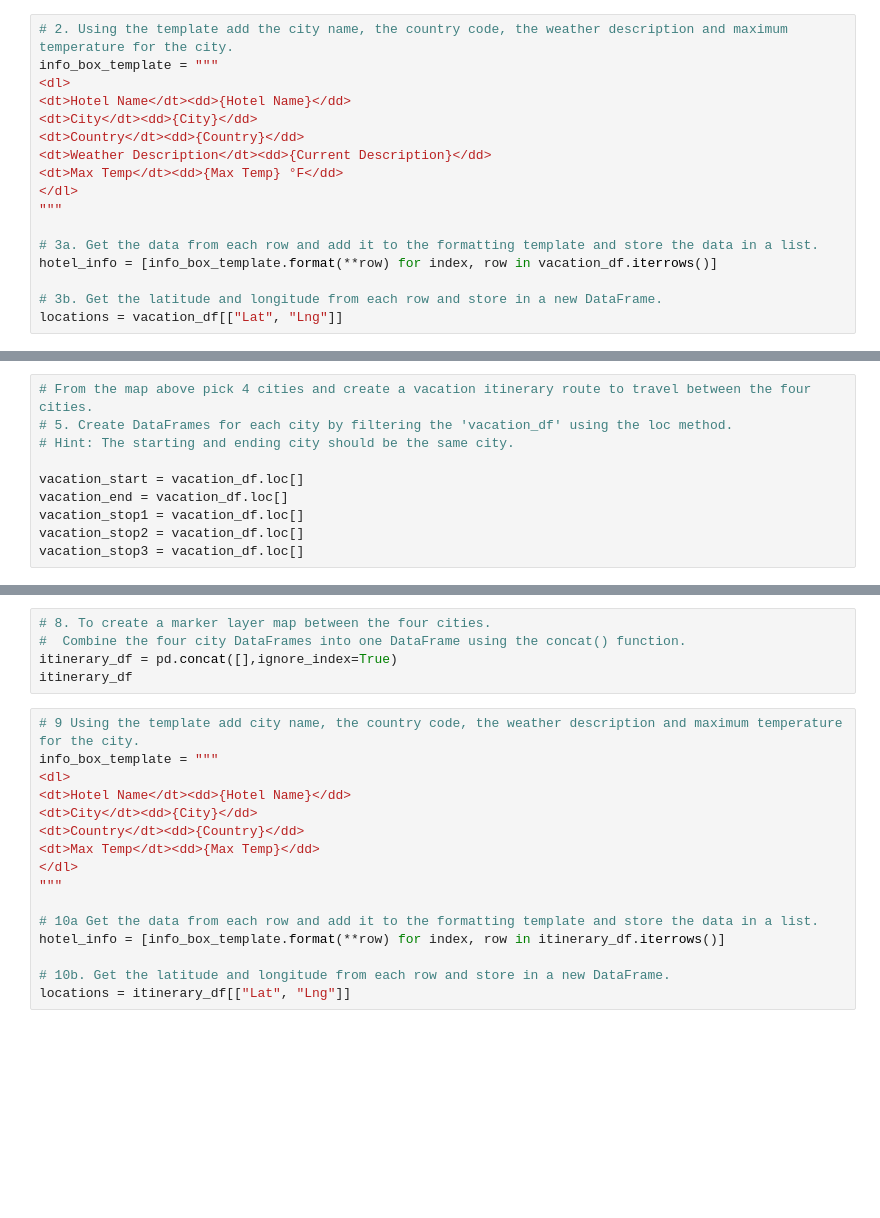
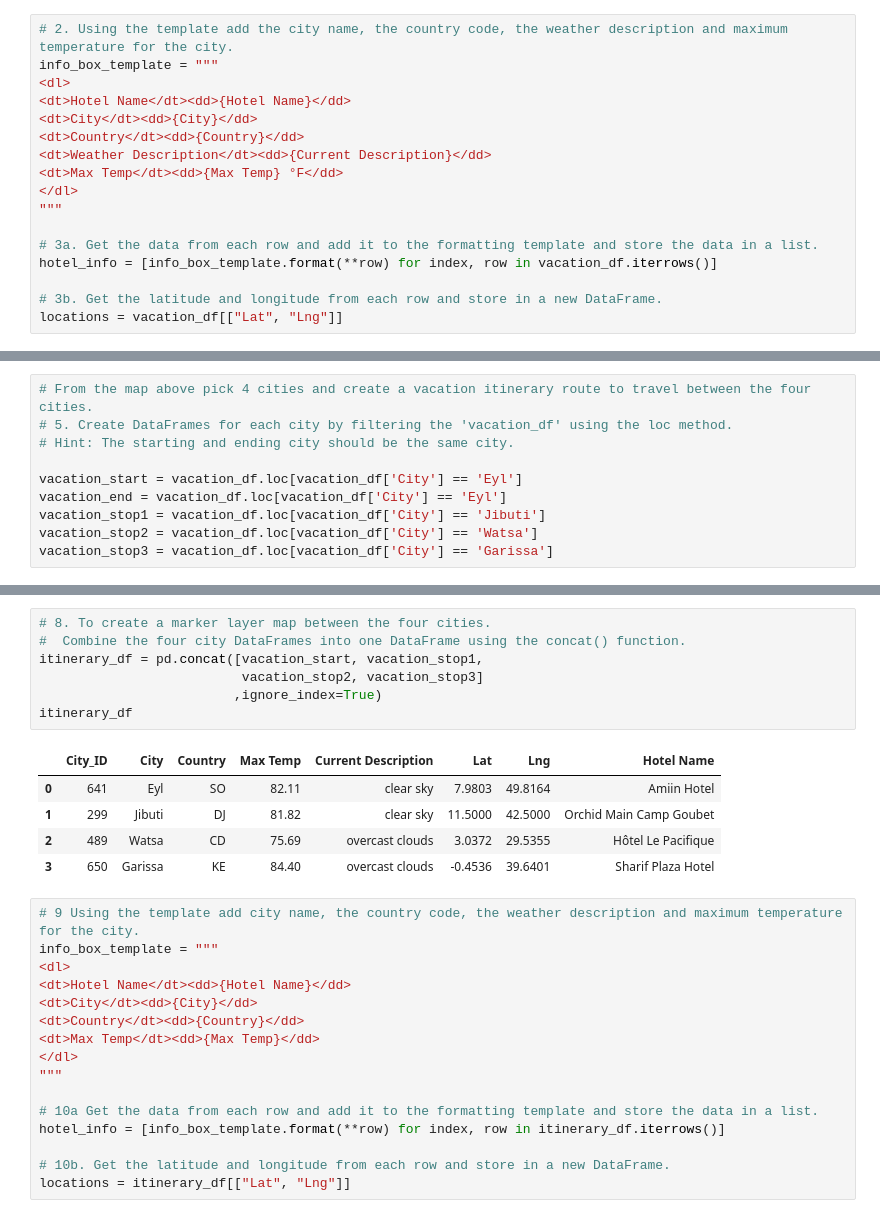
Before and after one commit to robyndook/World_Weather_Analysis, a Jupyter notebook: Vacation_Itinerary/Vacation_Itinerary.ipynb, the cells around one changed output, grey strips where cells are left out. Saved outputs shown, nothing was run; the diff lists cells and outputs as text; blank space fills up the shorter version.

```diff
--- a/Vacation_Itinerary/Vacation_Itinerary.ipynb
+++ b/Vacation_Itinerary/Vacation_Itinerary.ipynb
@@ -55,11 +59,11 @@ fig
 # 5. Create DataFrames for each city by filtering the 'vacation_df' using the loc method.
 # Hint: The starting and ending city should be the same city.
 
-vacation_start = vacation_df.loc[]
-vacation_end = vacation_df.loc[]
-vacation_stop1 = vacation_df.loc[]
-vacation_stop2 = vacation_df.loc[]
-vacation_stop3 = vacation_df.loc[]
+vacation_start = vacation_df.loc[vacation_df['City'] == 'Eyl']
+vacation_end = vacation_df.loc[vacation_df['City'] == 'Eyl']
+vacation_stop1 = vacation_df.loc[vacation_df['City'] == 'Jibuti']
+vacation_stop2 = vacation_df.loc[vacation_df['City'] == 'Watsa']
+vacation_stop3 = vacation_df.loc[vacation_df['City'] == 'Garissa']
 # %%
 # 6. Get the latitude-longitude pairs as tuples from each city DataFrame using the to_numpy function and list indexing.
 start = vacation_start["Lat"].to_numpy()[0], vacation_start["Lng"].to_numpy()[0]
@@ -78,8 +86,16 @@ city_itinerary = gmaps.directions_layer(
 # %%
 # 8. To create a marker layer map between the four cities.
 #  Combine the four city DataFrames into one DataFrame using the concat() function.
-itinerary_df = pd.concat([],ignore_index=True)
+itinerary_df = pd.concat([vacation_start, vacation_stop1,
+                          vacation_stop2, vacation_stop3]
+                         ,ignore_index=True)
 itinerary_df
+# %% [output]
+|  | City_ID | City | Country | Max Temp | Current Description | Lat | Lng | Hotel Name |
+| 0 | 641 | Eyl | SO | 82.11 | clear sky | 7.9803 | 49.8164 | Amiin Hotel |
+| 1 | 299 | Jibuti | DJ | 81.82 | clear sky | 11.5000 | 42.5000 | Orchid Main Camp Goubet |
+| 2 | 489 | Watsa | CD | 75.69 | overcast clouds | 3.0372 | 29.5355 | Hôtel Le Pacifique |
+| 3 | 650 | Garissa | KE | 84.40 | overcast clouds | -0.4536 | 39.6401 | Sharif Plaza Hotel |
 # %%
 # 9 Using the template add city name, the country code, the weather description and maximum temperature for the city.
 info_box_template = """
```
Also changed, not shown: parts of 4 cells of this notebook, 5 other files.
